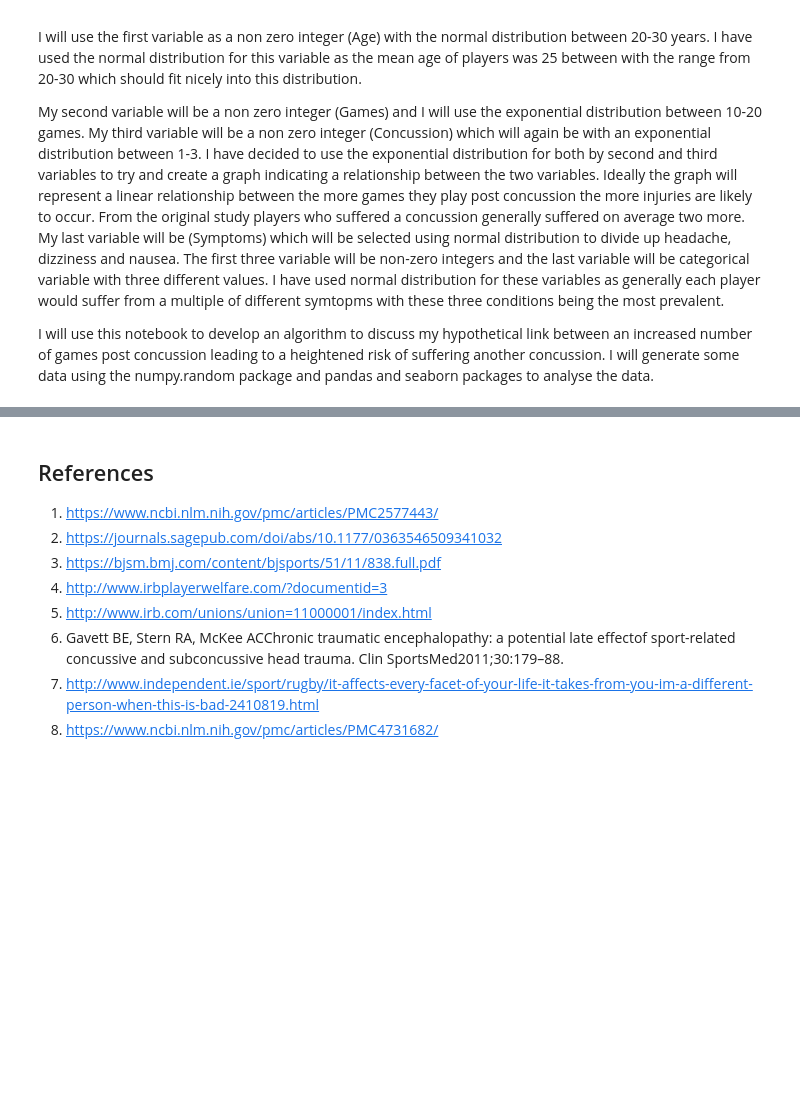
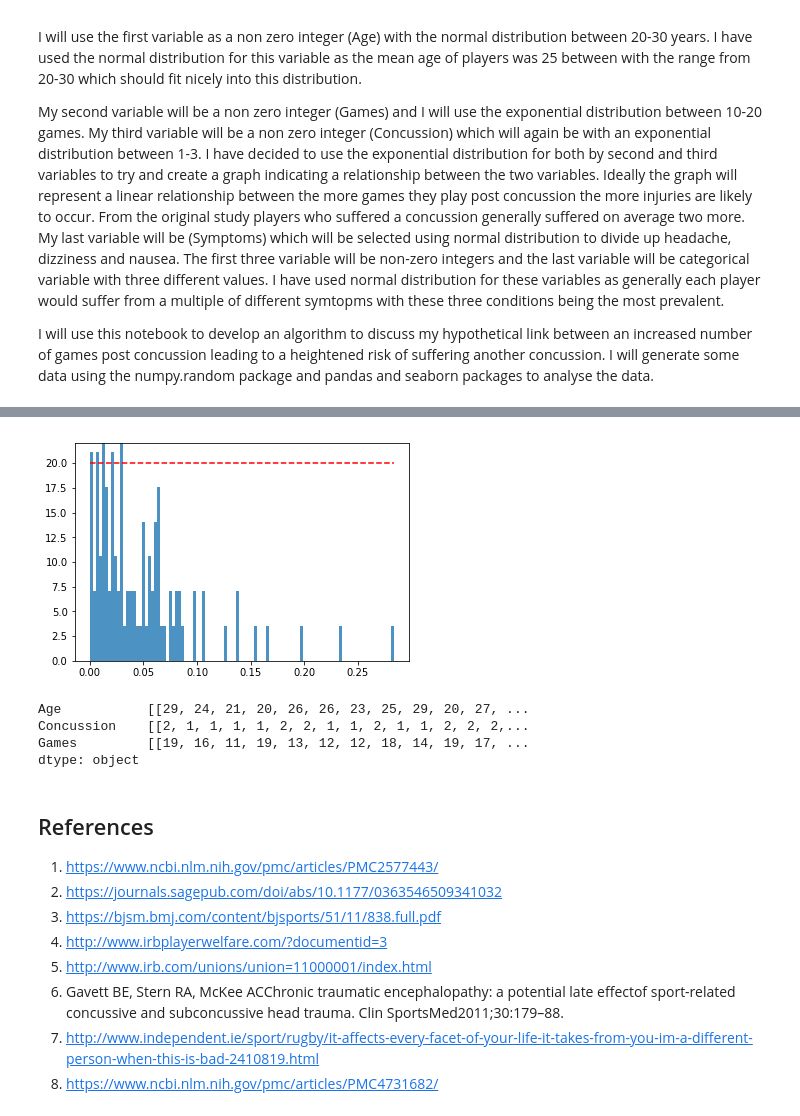
Before and after one commit to tullowhurler/Real-World-Data-, a Jupyter notebook: Real World Data.ipynb, the cells around one changed output, grey strips where cells are left out. Drawn from its saved outputs; the diff is of its cells as text; code cells hidden in the pictures; blank space fills up the shorter version.

```diff
--- a/Real World Data.ipynb
+++ b/Real World Data.ipynb
@@ -59,3 +80,32 @@ Categories (3, object): [dizziness, headache, nausea]
+# %%
+target = 20
+beta = 1.0/target
+
+Y = np.random.exponential(beta, 100)
+plt.hist(Y, normed=True, bins=100,lw=0,alpha=.8)
+plt.plot([0,max(Y)],[target,target],'r--')
+plt.ylim(0,target*1.1)
+plt.show()
+# %% [output]
+[figure, added]
+# %%
+import pandas as pd
+import seaborn as sns
+import numpy as np
+import seaborn as sns
+import matplotlib.pyplot as plt
+
+
+
+data = {'Age' :[np.random.randint(20,30,100,)], 'Concussion' :[np.random.randint(1,3,100,)], 'Games' :[np.random.randint(10,20,100,)]}
+df = pd.DataFrame(data,index=['player'])
+df= pd.Series(data)
+print (df)
+# %% [output]
+Age           [[29, 24, 21, 20, 26, 26, 23, 25, 29, 20, 27, ...
+Concussion    [[2, 1, 1, 1, 1, 2, 2, 1, 1, 2, 1, 1, 2, 2, 2,...
+Games         [[19, 16, 11, 19, 13, 12, 12, 18, 14, 19, 17, ...
+dtype: object
 # %% [markdown]
 ## References
 1. https://www.ncbi.nlm.nih.gov/pmc/articles/PMC2577443/
```
Also changed, not shown: parts of 3 cells of this notebook.
